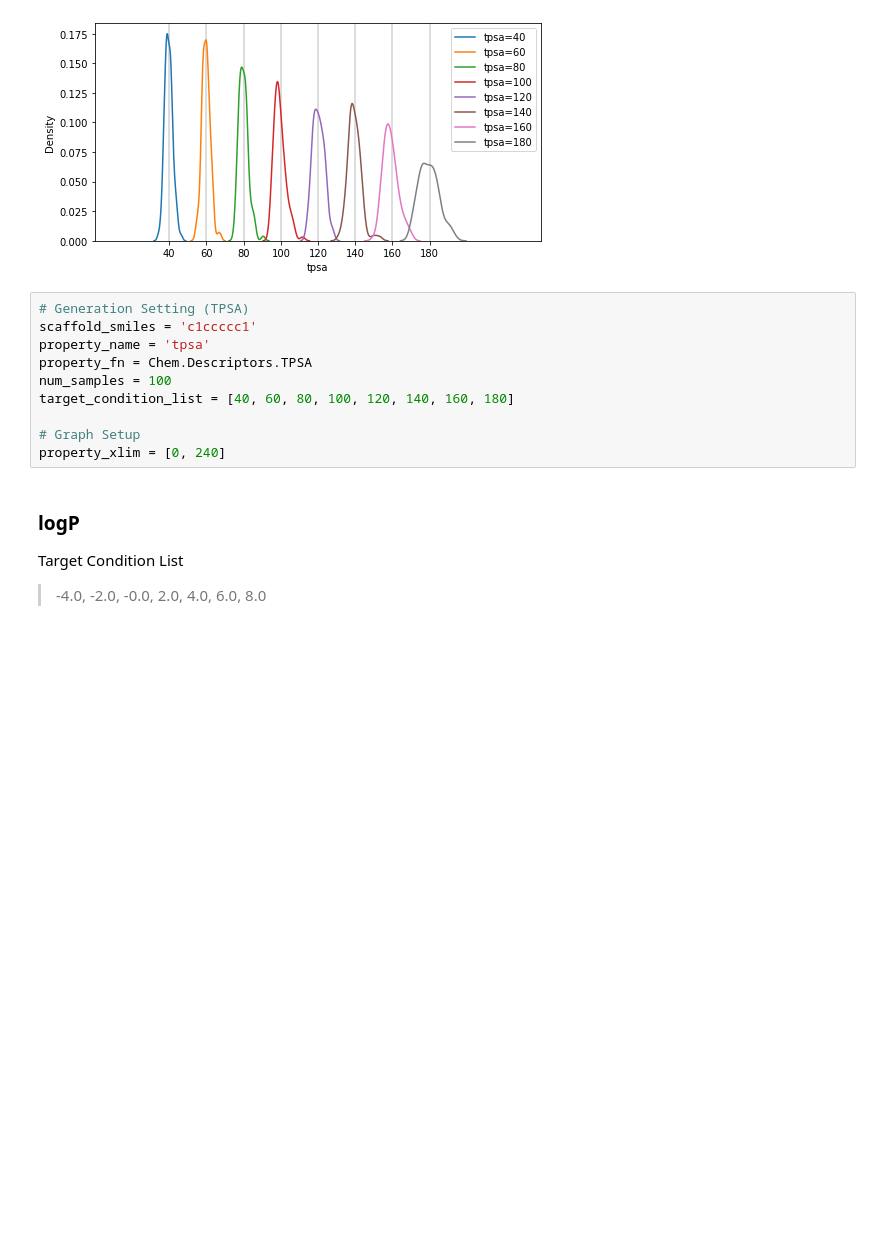
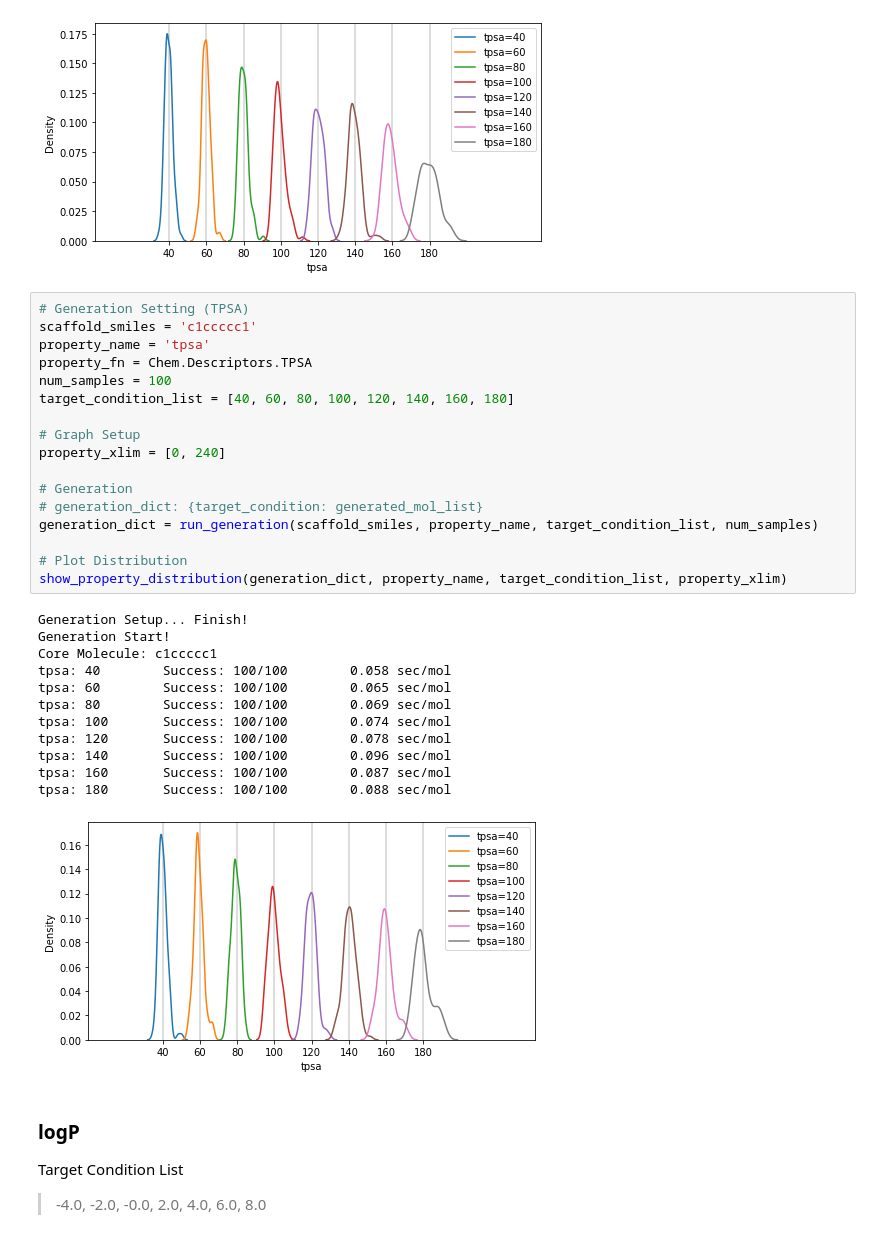
Before and after one commit to SeonghwanSeo/BBAR, a Jupyter notebook: notebook/BBAR_Tutorial.ipynb, the cells around one changed output. Drawn from its saved outputs; the diff is of its cells as text; blank space fills up the shorter version.

```diff
--- a/notebook/BBAR_Tutorial.ipynb
+++ b/notebook/BBAR_Tutorial.ipynb
@@ -373,13 +445,33 @@ Image('./notebook/images/tpsa.png')
 # %%
 # Generation Setting (TPSA)
 scaffold_smiles = 'c1ccccc1'
 property_name = 'tpsa'
 property_fn = Chem.Descriptors.TPSA
 num_samples = 100
 target_condition_list = [40, 60, 80, 100, 120, 140, 160, 180]
 
 # Graph Setup
 property_xlim = [0, 240]
+
+# Generation
+# generation_dict: {target_condition: generated_mol_list}
+generation_dict = run_generation(scaffold_smiles, property_name, target_condition_list, num_samples)
+
+# Plot Distribution
+show_property_distribution(generation_dict, property_name, target_condition_list, property_xlim)
+# %% [output]
+Generation Setup... Finish!
+Generation Start!
+Core Molecule: c1ccccc1
+tpsa: 40        Success: 100/100        0.058 sec/mol
+tpsa: 60        Success: 100/100        0.065 sec/mol
+tpsa: 80        Success: 100/100        0.069 sec/mol
+tpsa: 100       Success: 100/100        0.074 sec/mol
+tpsa: 120       Success: 100/100        0.078 sec/mol
+tpsa: 140       Success: 100/100        0.096 sec/mol
+tpsa: 160       Success: 100/100        0.087 sec/mol
+tpsa: 180       Success: 100/100        0.088 sec/mol
+[figure, added]
 # %% [markdown]
 ### logP
 
```
Also changed, not shown: parts of 23 cells of this notebook.
